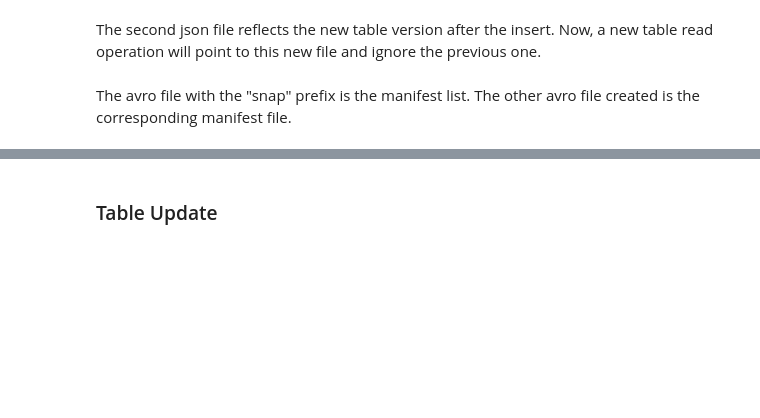
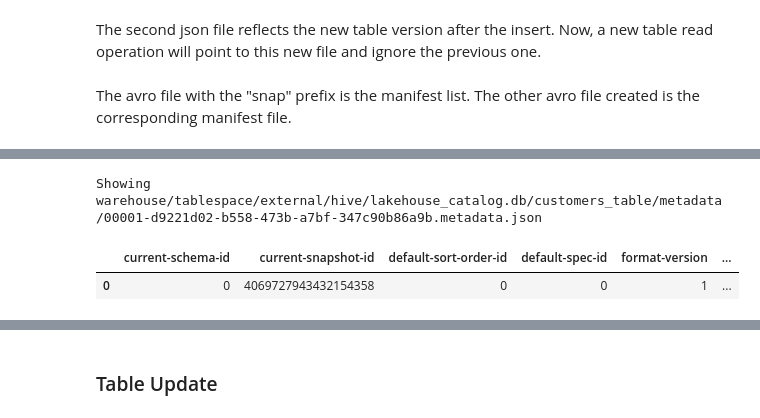
Before and after one commit to pdefusco/CDP_Lakehouse_ACE_HOL, a Jupyter notebook: cml/01_Iceberg_Architecture.ipynb, the cells around one changed output, grey strips where cells are left out. Cells and saved outputs as stored; diff of their text form; code cells hidden in the pictures; blank space fills up the shorter version.

Commit message:
added drop table

```diff
--- a/cml/01_Iceberg_Architecture.ipynb
+++ b/cml/01_Iceberg_Architecture.ipynb
@@ -202,7 +203,9 @@ The avro file with the "snap" prefix is the manifest list. The other avro file c
 s3 = boto3.resource('s3')
 my_bucket = s3.Bucket("go01-demo")
 
+metadata_file_list = []
+
 for object_summary in my_bucket.objects.filter(Prefix="warehouse/tablespace/external/hive/lakehouse_catalog.db/customers_table/metadata"):
     print(object_summary.key +"\n")
-    metadata_file = object_summary.key
+    metadata_file_list.append(object_summary.key)
 # %% [output]
@@ -215,0 +235,7 @@ warehouse/tablespace/external/hive/lakehouse_catalog.db/customers_table/metadata
+# %%
+print("Showing " + metadata_file_list[1])
+spark.read.option("multiline","true").json("s3a://go01-demo/" + metadata_file_list[1]).toPandas()
+# %% [output]
+Showing warehouse/tablespace/external/hive/lakehouse_catalog.db/customers_table/metadata/00001-d9221d02-b558-473b-a7bf-347c90b86a9b.metadata.json
+|  | current-schema-id | current-snapshot-id | default-sort-order-id | default-spec-id | format-version | ... |
+| 0 | 0 | 4069727943432154358 | 0 | 0 | 1 | ... |
```
Also changed, not shown: parts of 18 cells of this notebook, 2 other files.
